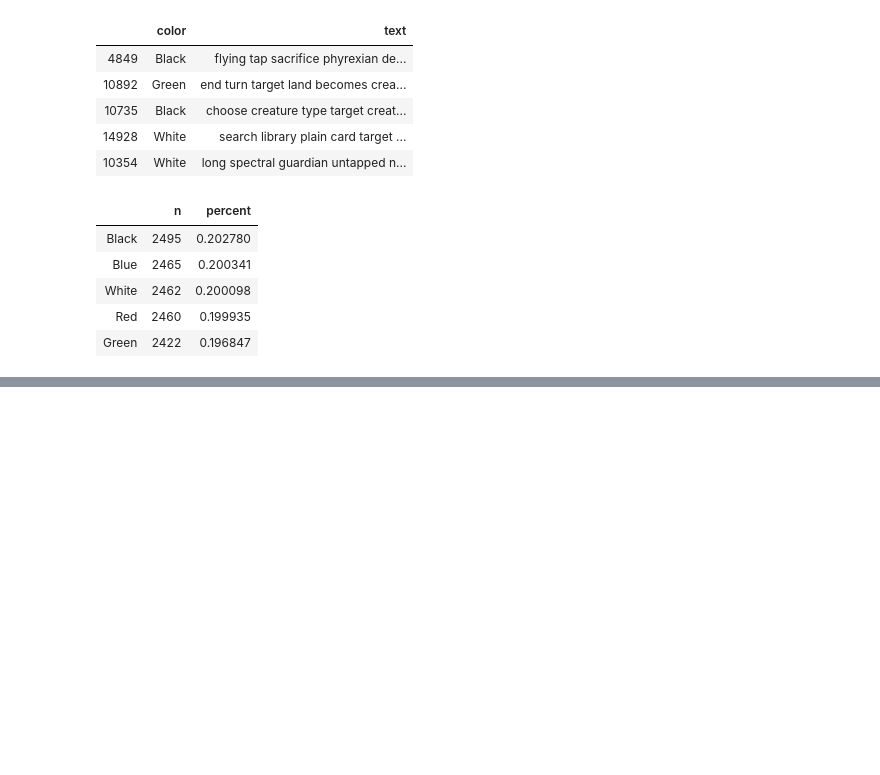
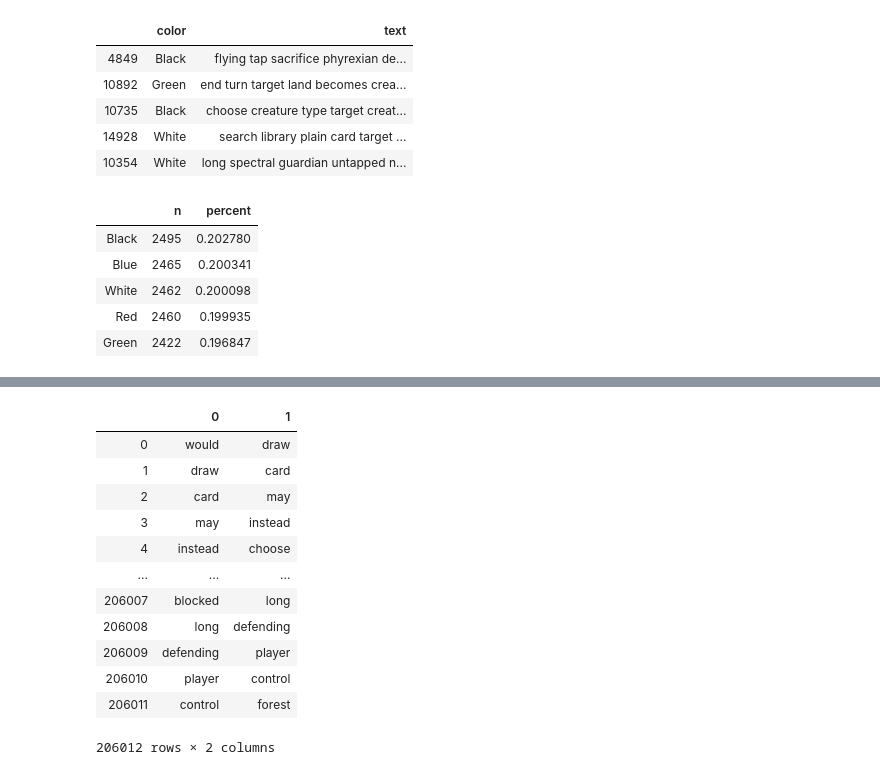
Before and after one commit to Johndsalas/-Magic_The_Gathering_NLP, a Jupyter notebook: NLP_MTG.ipynb, the cells around one changed output, grey strips where cells are left out. Drawn from its saved outputs; the diff is of its cells as text; code cells hidden in the pictures; blank space fills up the shorter version.

Commit message:
working on bigrams display

```diff
--- a/NLP_MTG.ipynb
+++ b/NLP_MTG.ipynb
@@ -162 +178,10 @@ all_bigrams.value_counts()
 Length: 35649, dtype: int64
+# %%
+text = "this is the card text isnt it shiny"
+
+text_list = text.split()
+
+
+ngrams = pd.Series(nltk.ngrams(text_list,2))
+
+print(ngrams)
@@ -162,0 +197,55 @@ Length: 35649, dtype: int64
+# %%
+def  get_master_list(bigram_lists):
+
+    master_bigram_list = []
+
+    for lst in bigram_lists:
+        for item in lst:
+            master_bigram_list.append(item)
+
+    return master_bigram_list
+
+# convert text in text column to a list of bigrams for the full text column and for values representing each color
+all_bigram_list = df.text.apply(lambda text: list(nltk.ngrams(text.split(),2)))
+blue_bigram_list = df[df.color == "Blue"].text.apply(lambda text: list(nltk.ngrams(text.split(),2)))
+green_bigram_list = df[df.color == "Green"].text.apply(lambda text: list(nltk.ngrams(text.split(),2)))
+red_bigram_list = df[df.color == "Red"].text.apply(lambda text: list(nltk.ngrams(text.split(),2)))
+white_bigram_list = df[df.color == "White"].text.apply(lambda text: list(nltk.ngrams(text.split(),2)))
+black_bigram_list = df[df.color == "Black"].text.apply(lambda text: list(nltk.ngrams(text.split(),2)))
+
+# combine lists in series into one master list
+all_bigram_master_list = get_master_list(all_bigram_list)
+blue_bigram_master_list = get_master_list(blue_bigram_list)
+green_bigram_master_list = get_master_list(green_bigram_list)
+red_bigram_master_list = get_master_list(red_bigram_list)
+white_bigram_master_list = get_master_list(white_bigram_list)
+black_bigram_master_list = get_master_list(black_bigram_list)
+
+# convert each master list to a series and get the value counts for that series
+all_bigram_freq = pd.DataFrame(all_bigram_master_list)
+blue_bigram_freq = pd.Series(blue_bigram_master_list).value_counts()
+green_bigram_freq = pd.Series(green_bigram_master_list).value_counts()
+red_bigram_freq = pd.Series(red_bigram_master_list).value_counts()
+white_bigram_freq = pd.Series(white_bigram_master_list).value_counts()
+black_bigram_freq = pd.Series(black_bigram_master_list).value_counts()
+
+# bigram_counts = (pd.concat([all_bigram_freq,blue_bigram_freq,green_bigram_freq,red_bigram_freq,white_bigram_freq,black_bigram_freq], sort=True)
+#                 .set_axis(['all','blue','green','red','white','black'], axis=1, inplace=False)
+#                 .fillna(0)
+#                 .apply(lambda s: s.astype(int)))
+
+all_bigram_freq
+# %% [output]
+|  | 0 | 1 |
+| 0 | would | draw |
+| 1 | draw | card |
+| 2 | card | may |
+| 3 | may | instead |
+| 4 | instead | choose |
+| ... | ... | ... |
+| 206007 | blocked | long |
+| 206008 | long | defending |
+| 206009 | defending | player |
+| 206010 | player | control |
+| 206011 | control | forest |
+206012 rows × 2 columns
```
Also changed, not shown: parts of 7 cells of this notebook, 1 other file.
